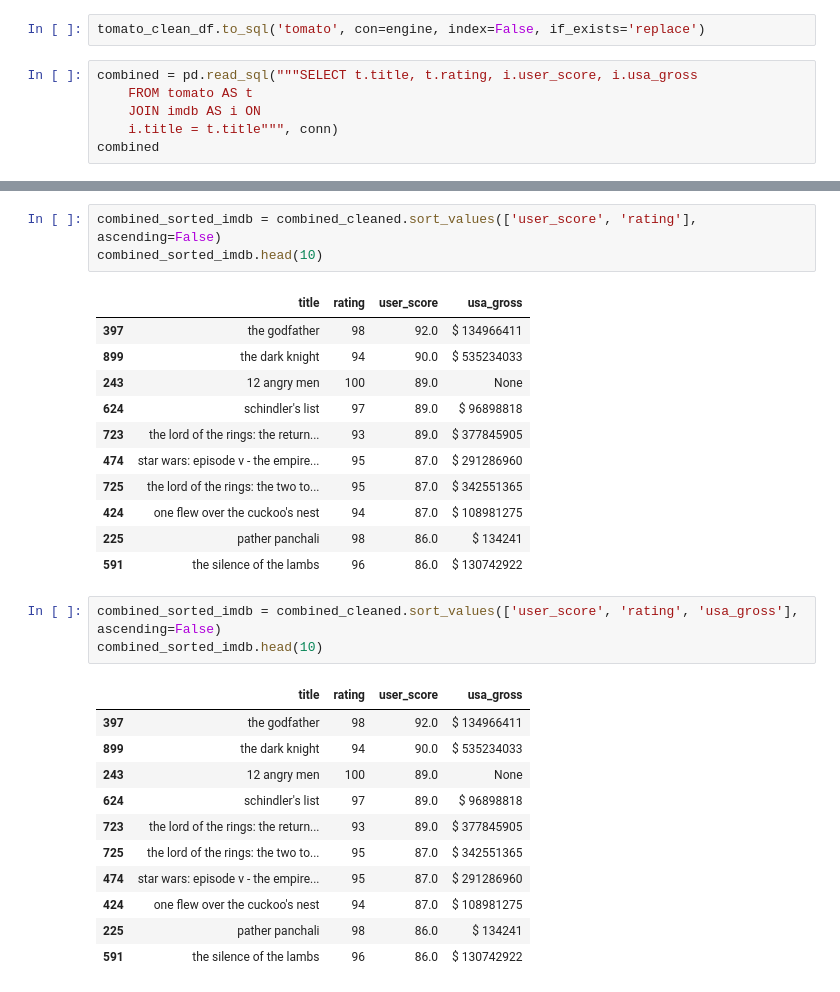
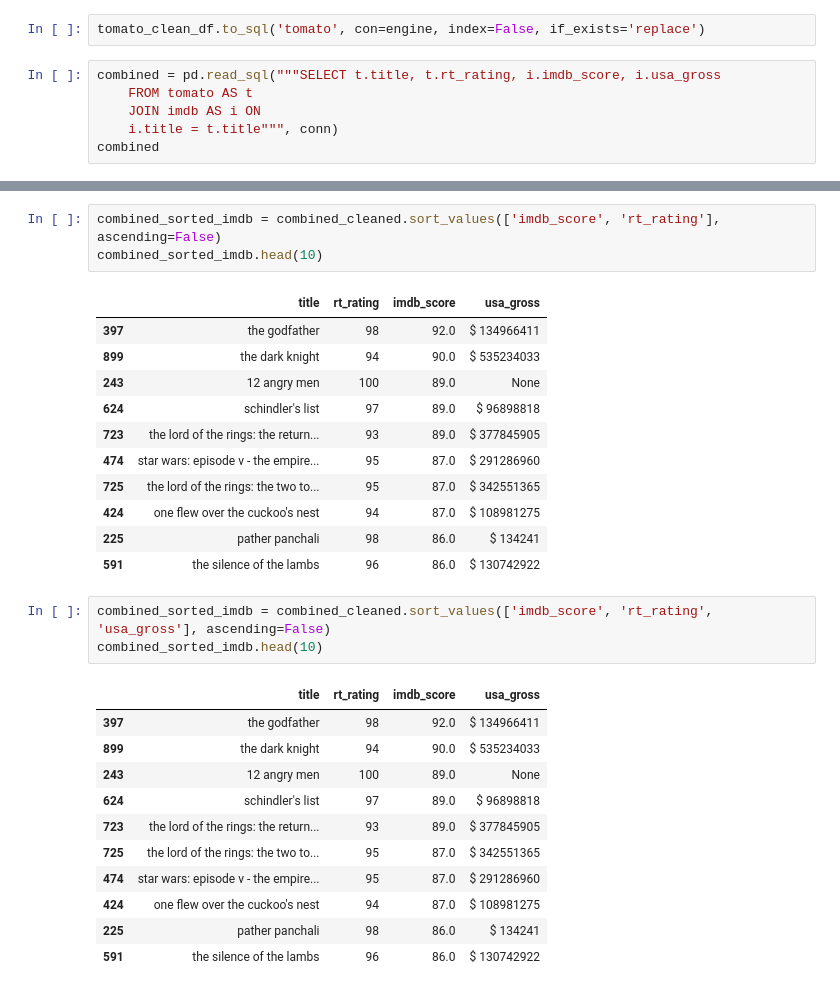
Before and after one commit to c-kleerun/ETL-project, a Jupyter notebook: ETL.ipynb, the cells around one changed output, grey strips where cells are left out. Drawn from its saved outputs; the diff is of its cells as text.

```diff
--- a/ETL.ipynb
+++ b/ETL.ipynb
@@ -125,7 +125,7 @@ imdb_clean_df.to_sql('imdb', con=engine, index=False, if_exists='replace')
 # %%
 tomato_clean_df.to_sql('tomato', con=engine, index=False, if_exists='replace')
 # %%
-combined = pd.read_sql("""SELECT t.title, t.rating, i.user_score, i.usa_gross
+combined = pd.read_sql("""SELECT t.title, t.rt_rating, i.imdb_score, i.usa_gross
     FROM tomato AS t
     JOIN imdb AS i ON
     i.title = t.title""", conn)
@@ -177,10 +177,10 @@ combined_sorted.head(10)
 | 161 | all about eve | 100 | 82.0 | $ 63463 |
 | 101 | rebecca | 100 | 81.0 | None |
 # %%
-combined_sorted_imdb = combined_cleaned.sort_values(['user_score', 'rating'], ascending=False)
+combined_sorted_imdb = combined_cleaned.sort_values(['imdb_score', 'rt_rating'], ascending=False)
 combined_sorted_imdb.head(10)
 # %% [output]
-|  | title | rating | user_score | usa_gross |
+|  | title | rt_rating | imdb_score | usa_gross |
 | 397 | the godfather | 98 | 92.0 | $ 134966411 |
 | 899 | the dark knight | 94 | 90.0 | $ 535234033 |
 | 243 | 12 angry men | 100 | 89.0 | None |
@@ -192,10 +192,10 @@ combined_sorted_imdb.head(10)
 | 225 | pather panchali | 98 | 86.0 | $ 134241 |
 | 591 | the silence of the lambs | 96 | 86.0 | $ 130742922 |
 # %%
-combined_sorted_imdb = combined_cleaned.sort_values(['user_score', 'rating', 'usa_gross'], ascending=False)
+combined_sorted_imdb = combined_cleaned.sort_values(['imdb_score', 'rt_rating', 'usa_gross'], ascending=False)
 combined_sorted_imdb.head(10)
 # %% [output]
-|  | title | rating | user_score | usa_gross |
+|  | title | rt_rating | imdb_score | usa_gross |
 | 397 | the godfather | 98 | 92.0 | $ 134966411 |
 | 899 | the dark knight | 94 | 90.0 | $ 535234033 |
 | 243 | 12 angry men | 100 | 89.0 | None |
```
Also changed, not shown: parts of 7 cells of this notebook, 2 other files.
